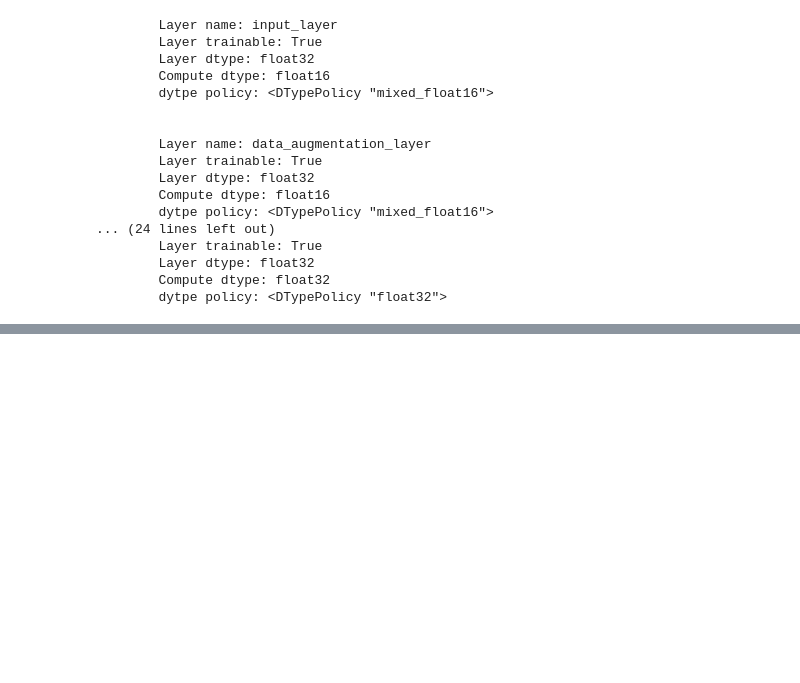
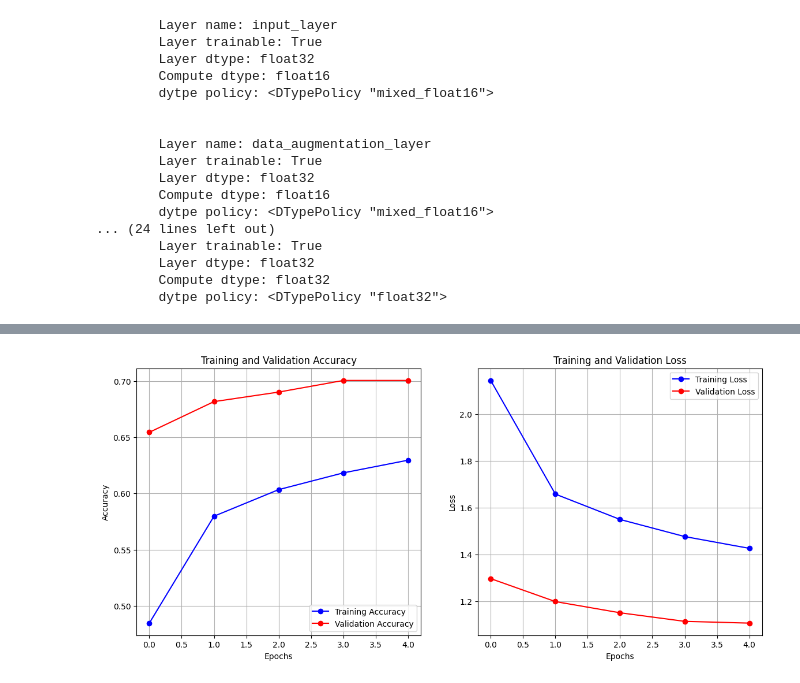
Before and after one commit to HanyAbdelsalam/Food-Vision-app, a Jupyter notebook: model_training.ipynb, the cells around one changed output, grey strips where cells are left out. Cells and saved outputs as stored; diff of their text form; code cells hidden in the pictures; blank space fills up the shorter version.

```diff
--- a/model_training.ipynb
+++ b/model_training.ipynb
@@ -435,0 +444,4 @@ results_with_data_aug, results_without_data_aug
+# %%
+plot_history(history_with_data_aug)
+# %% [output]
+[figure, added]
```
Also changed, not shown: parts of 10 cells of this notebook, 1 other file.
